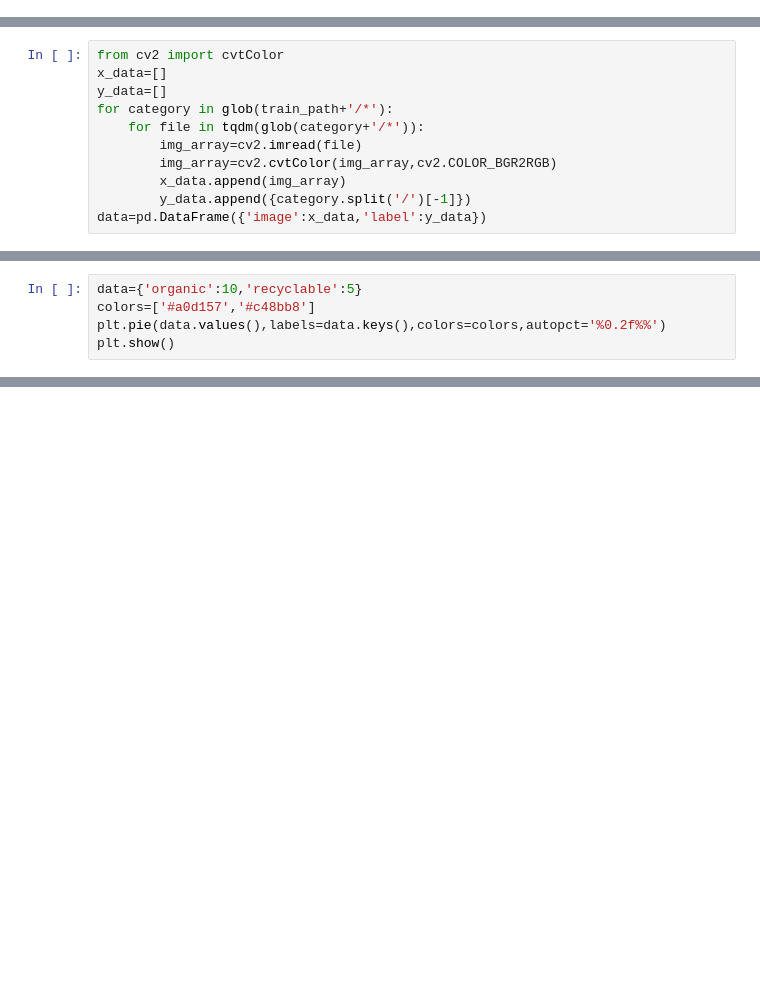
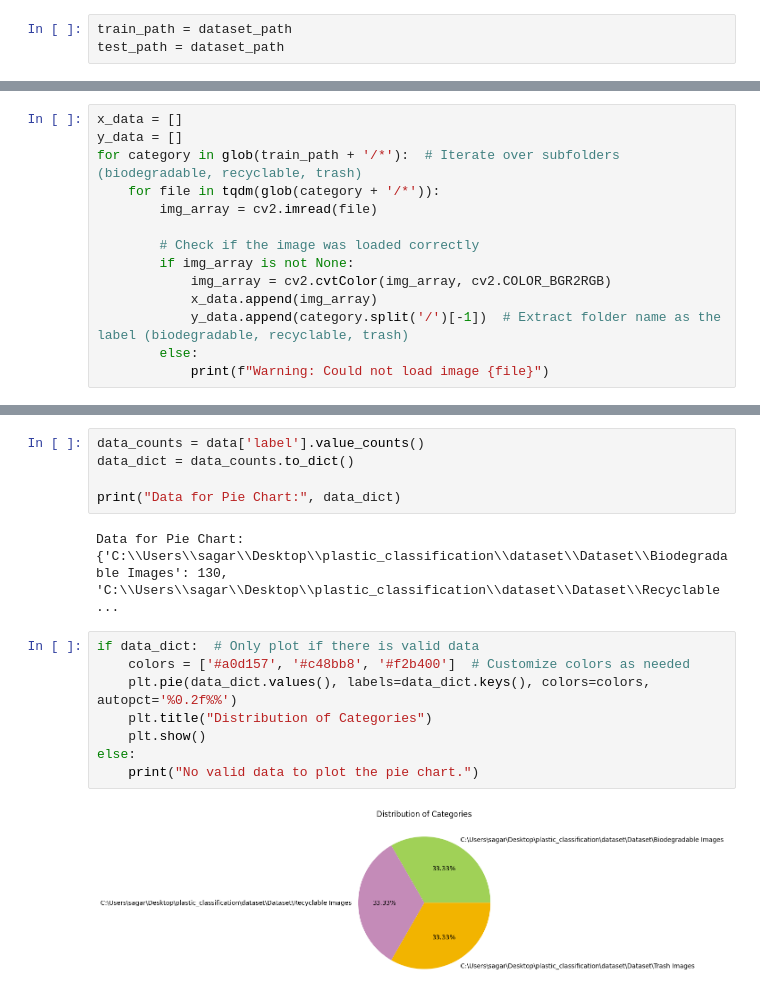
Before and after one commit to VarkalaAkhila/Week1, a Jupyter notebook: plastic_classification.ipynb, the cells around one changed output, grey strips where cells are left out. Saved outputs shown, nothing was run; the diff lists cells and outputs as text; blank space fills up the shorter version.

```diff
--- a/plastic_classification.ipynb
+++ b/plastic_classification.ipynb
@@ -20,2 +20,5 @@ test_path='DATASET/TEST'
+# %%
+train_path = dataset_path
+test_path = dataset_path
 # %%
 from tensorflow.keras.models import Sequential
@@ -24,13 +27,16 @@ from tensorflow.keras.preprocessing.image import ImageDataGenerator,img_to_array
 from tensorflow.keras.utils import plot_model
 from glob import glob
 # %%
-from cv2 import cvtColor
-x_data=[]
-y_data=[]
-for category in glob(train_path+'/*'):
-    for file in tqdm(glob(category+'/*')):
-        img_array=cv2.imread(file)
-        img_array=cv2.cvtColor(img_array,cv2.COLOR_BGR2RGB)
-        x_data.append(img_array)
-        y_data.append({category.split('/')[-1]})
-data=pd.DataFrame({'image':x_data,'label':y_data})
+x_data = []
+y_data = []
+for category in glob(train_path + '/*'):  # Iterate over subfolders (biodegradable, recyclable, trash)
+    for file in tqdm(glob(category + '/*')):
+        img_array = cv2.imread(file)
+
+        # Check if the image was loaded correctly
+        if img_array is not None:
+            img_array = cv2.cvtColor(img_array, cv2.COLOR_BGR2RGB)
+            x_data.append(img_array)
+            y_data.append(category.split('/')[-1])  # Extract folder name as the label (biodegradable, recyclable, trash)
+        else:
+            print(f"Warning: Could not load image {file}")
@@ -37,5 +44,0 @@ data=pd.DataFrame({'image':x_data,'label':y_data})
-# %%
-data={'organic':10,'recyclable':5}
-colors=['#a0d157','#c48bb8']
-plt.pie(data.values(),labels=data.keys(),colors=colors,autopct='%0.2f%%')
-plt.show()
@@ -43,0 +74,17 @@ plt.show()
+# %%
+data_counts = data['label'].value_counts()
+data_dict = data_counts.to_dict()
+
+print("Data for Pie Chart:", data_dict)
+# %% [output]
+Data for Pie Chart: {'C:\\Users\\sagar\\Desktop\\plastic_classification\\dataset\\Dataset\\Biodegradable Images': 130, 'C:\\Users\\sagar\\Desktop\\plastic_classification\\dataset\\Dataset\\Recyclable  ...
+# %%
+if data_dict:  # Only plot if there is valid data
+    colors = ['#a0d157', '#c48bb8', '#f2b400']  # Customize colors as needed
+    plt.pie(data_dict.values(), labels=data_dict.keys(), colors=colors, autopct='%0.2f%%')
+    plt.title("Distribution of Categories")
+    plt.show()
+else:
+    print("No valid data to plot the pie chart.")
+# %% [output]
+[figure, added]
```
Also changed, not shown: parts of 12 cells of this notebook.
